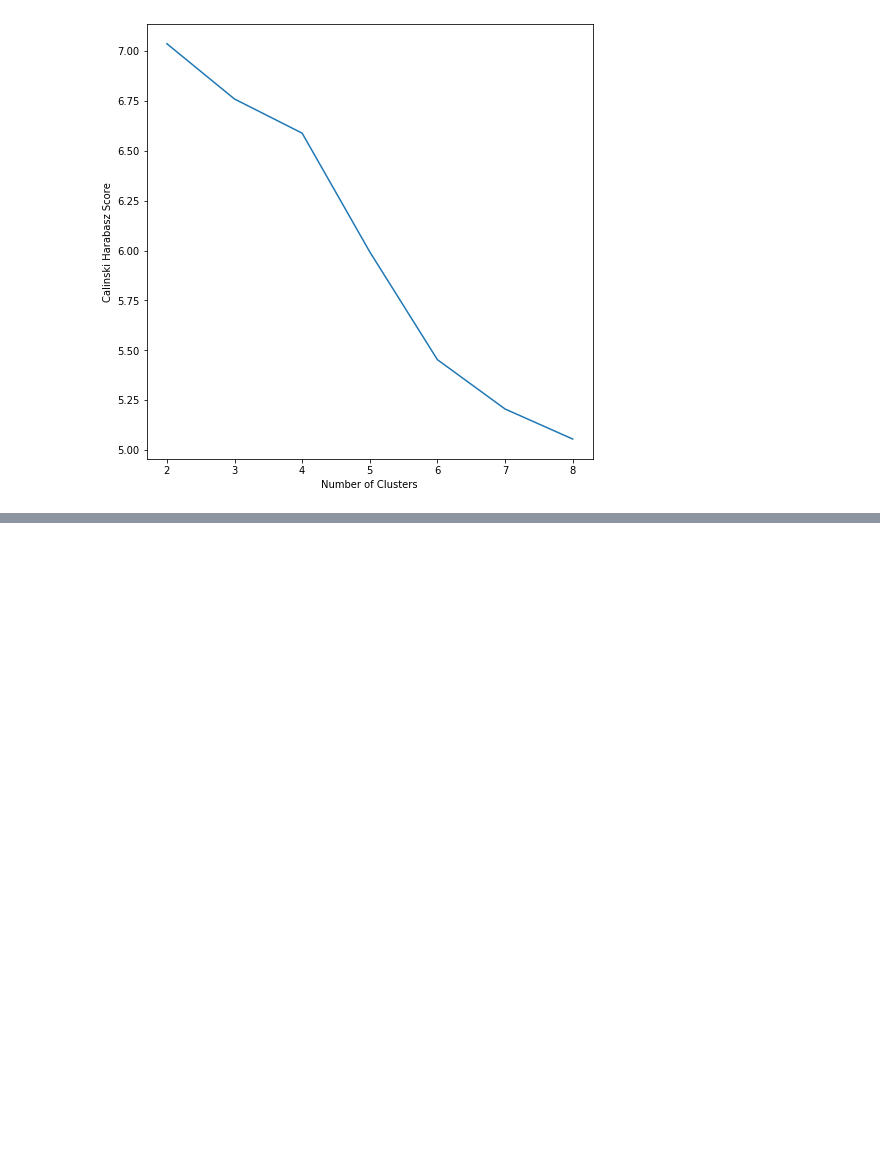
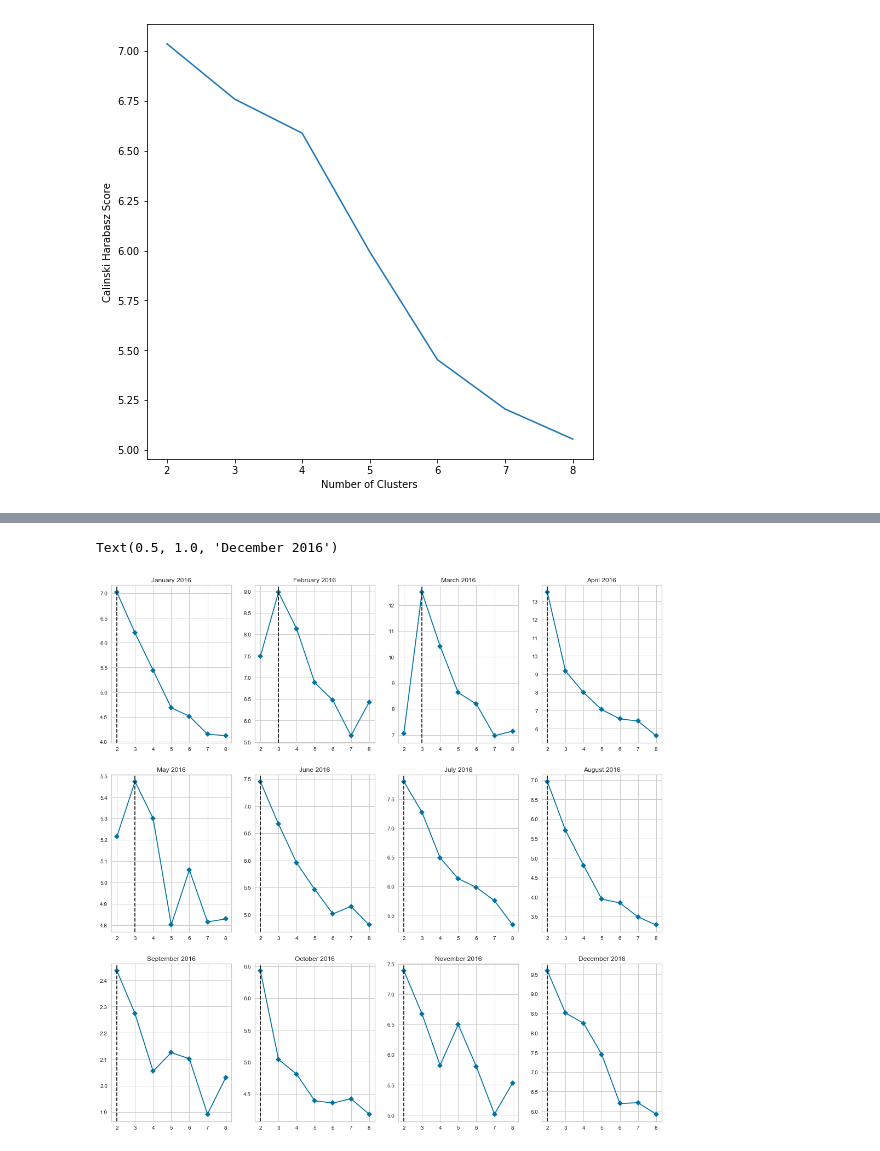
Before and after one commit to jeremy-lee93/capstone-project, a Jupyter notebook: webscraping_headlines.ipynb, the cells around one changed output, grey strips where cells are left out. Saved outputs shown, nothing was run; the diff lists cells and outputs as text; code cells hidden in the pictures; blank space fills up the shorter version.

```diff
--- a/webscraping_headlines.ipynb
+++ b/webscraping_headlines.ipynb
@@ -362,0 +395,69 @@ feb2021 = grab_espn_webpage('february', 2021)
+# %%
+jan16_tfidf = tfidf_vectorizer(jan2016)
+feb16_tfidf = tfidf_vectorizer(feb2016)
+mar16_tfidf = tfidf_vectorizer(mar2016)
+apr16_tfidf = tfidf_vectorizer(apr2016)
+
+may16_tfidf = tfidf_vectorizer(may2016)
+jun16_tfidf = tfidf_vectorizer(jun2016)
+jul16_tfidf = tfidf_vectorizer(jul2016)
+aug16_tfidf = tfidf_vectorizer(aug2016)
+
+sept16_tfidf = tfidf_vectorizer(sept2016)
+oct16_tfidf = tfidf_vectorizer(oct2016)
+nov16_tfidf = tfidf_vectorizer(nov2016)
+dec16_tfidf = tfidf_vectorizer(dec2016)
+# %%
+fig, axs = plt.subplots(3, 4, figsize=(18,18))
+kmeans = KMeans()
+
+jan_viz = KElbowVisualizer(kmeans, k=(2,9), metric = 'calinski_harabasz', timings=False, ax=axs[0,0])
+jan_viz.fit(jan16_tfidf)
+axs[0,0].set_title('January 2016')
+
+feb_viz = KElbowVisualizer(kmeans, k=(2,9), metric = 'calinski_harabasz', timings=False, ax=axs[0,1])
+feb_viz.fit(feb16_tfidf)
+axs[0,1].set_title('February 2016')
+
+mar_viz = KElbowVisualizer(kmeans, k=(2,9), metric = 'calinski_harabasz', timings=False, ax=axs[0,2])
+mar_viz.fit(mar16_tfidf)
+axs[0,2].set_title('March 2016')
+
+apr_viz = KElbowVisualizer(kmeans, k=(2,9), metric = 'calinski_harabasz', timings=False, ax=axs[0,3])
+apr_viz.fit(apr16_tfidf)
+axs[0,3].set_title('April 2016')
+
+may_viz = KElbowVisualizer(kmeans, k=(2,9), metric = 'calinski_harabasz', timings=False, ax=axs[1,0])
+may_viz.fit(may16_tfidf)
+axs[1,0].set_title('May 2016')
+
+jun_viz = KElbowVisualizer(kmeans, k=(2,9), metric = 'calinski_harabasz', timings=False, ax=axs[1,1])
+jun_viz.fit(jun16_tfidf)
+axs[1,1].set_title('June 2016')
+
+jul_viz = KElbowVisualizer(kmeans, k=(2,9), metric = 'calinski_harabasz', timings=False, ax=axs[1,2])
+jul_viz.fit(jul16_tfidf)
+axs[1,2].set_title('July 2016')
+
+aug_viz = KElbowVisualizer(kmeans, k=(2,9), metric = 'calinski_harabasz', timings=False, ax=axs[1,3])
+aug_viz.fit(aug16_tfidf)
+axs[1,3].set_title('August 2016')
+
+sept_viz = KElbowVisualizer(kmeans, k=(2,9), metric = 'calinski_harabasz', timings=False, ax=axs[2,0])
+sept_viz.fit(sept16_tfidf)
+axs[2,0].set_title('September 2016')
+
+oct_viz = KElbowVisualizer(kmeans, k=(2,9), metric = 'calinski_harabasz', timings=False, ax=axs[2,1])
+oct_viz.fit(oct16_tfidf)
+axs[2,1].set_title('October 2016')
+
+nov_viz = KElbowVisualizer(kmeans, k=(2,9), metric = 'calinski_harabasz', timings=False, ax=axs[2,2])
+nov_viz.fit(nov16_tfidf)
+axs[2,2].set_title('November 2016')
+
+dec_viz = KElbowVisualizer(kmeans, k=(2,9), metric = 'calinski_harabasz', timings=False, ax=axs[2,3])
+dec_viz.fit(dec16_tfidf)
+axs[2,3].set_title('December 2016')
+# %% [output]
+Text(0.5, 1.0, 'December 2016')
+[figure, added]
```
Also changed, not shown: parts of 18 cells of this notebook.
